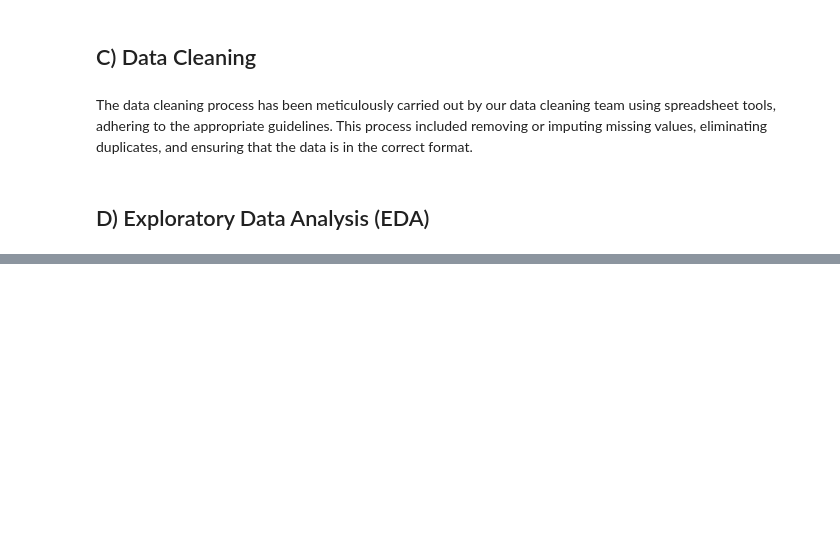
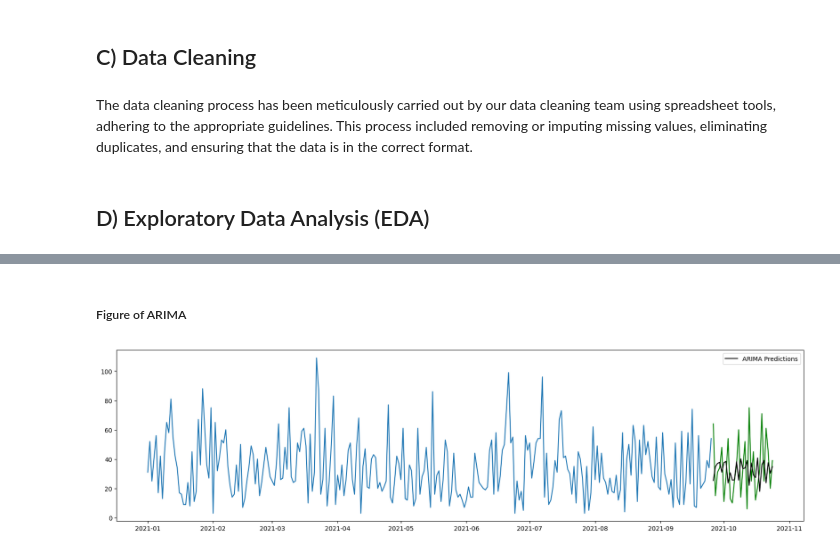
Before and after one commit to ykkhmrdn/Capstone-Project-DA, a Jupyter notebook: capstone_project_data_analytics.ipynb, the cells around one changed output, grey strips where cells are left out. Saved outputs shown, nothing was run; the diff lists cells and outputs as text; code cells hidden in the pictures; blank space fills up the shorter version.

```diff
--- a/capstone_project_data_analytics.ipynb
+++ b/capstone_project_data_analytics.ipynb
@@ -75,0 +288,11 @@ The data cleaning process has been meticulously carried out by our data cleaning
+# %%
+#Import ARIMA model
+from statsmodels.tsa.arima.model import ARIMA
+
+df_train = df_train.set_index('order_date')
+df_test = df_test.set_index('order_date')
+
+y = df_train['quantity_sales']
+
+ARIMAmodel = ARIMA(y, order = (40,2,1)) # ARIMA model with p = 40, d = 2, q = 1
+ARIMAmodel = ARIMAmodel.fit()
@@ -75,0 +322,11 @@ The data cleaning process has been meticulously carried out by our data cleaning
+# %% [markdown]
+##### Figure of ARIMA
+# %%
+plt.figure(figsize=(20,5))
+plt.plot(df_train['quantity_sales'])
+plt.plot(df_test['quantity_sales'], color='green')
+plt.plot(y_pred_out, color='black', label = 'ARIMA Predictions')
+plt.legend()
+plt.show()
+# %% [output]
+[figure, added]
```
Also changed, not shown: parts of 30 cells of this notebook, 2 other files.
